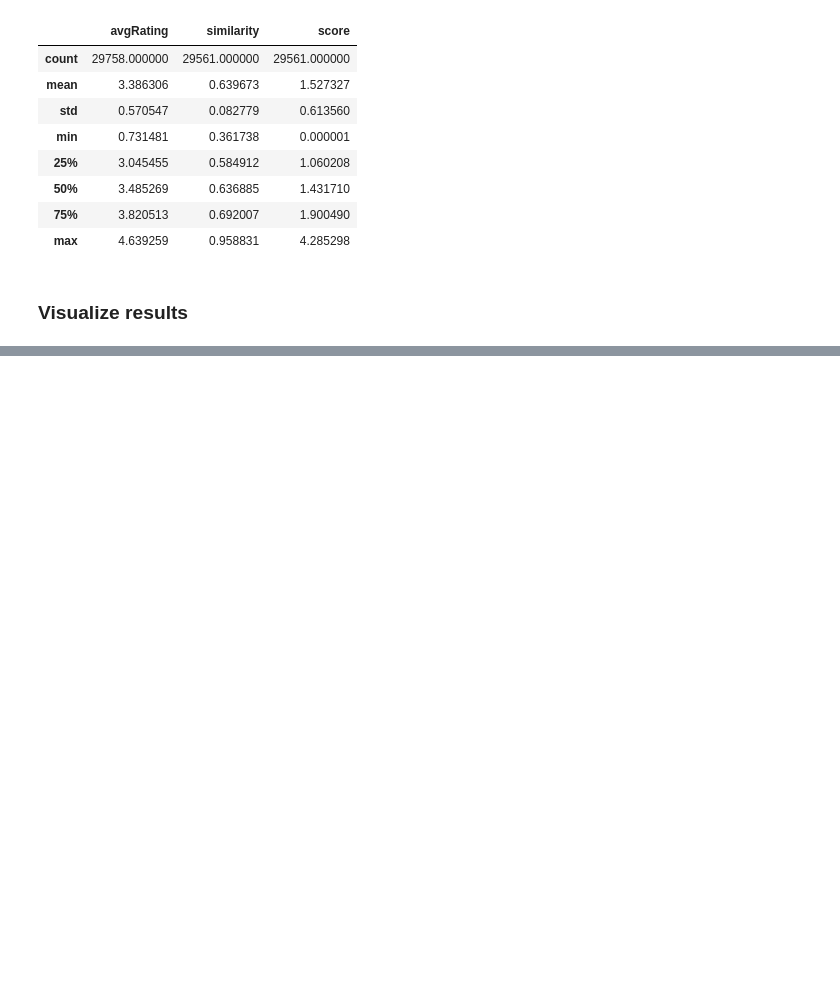
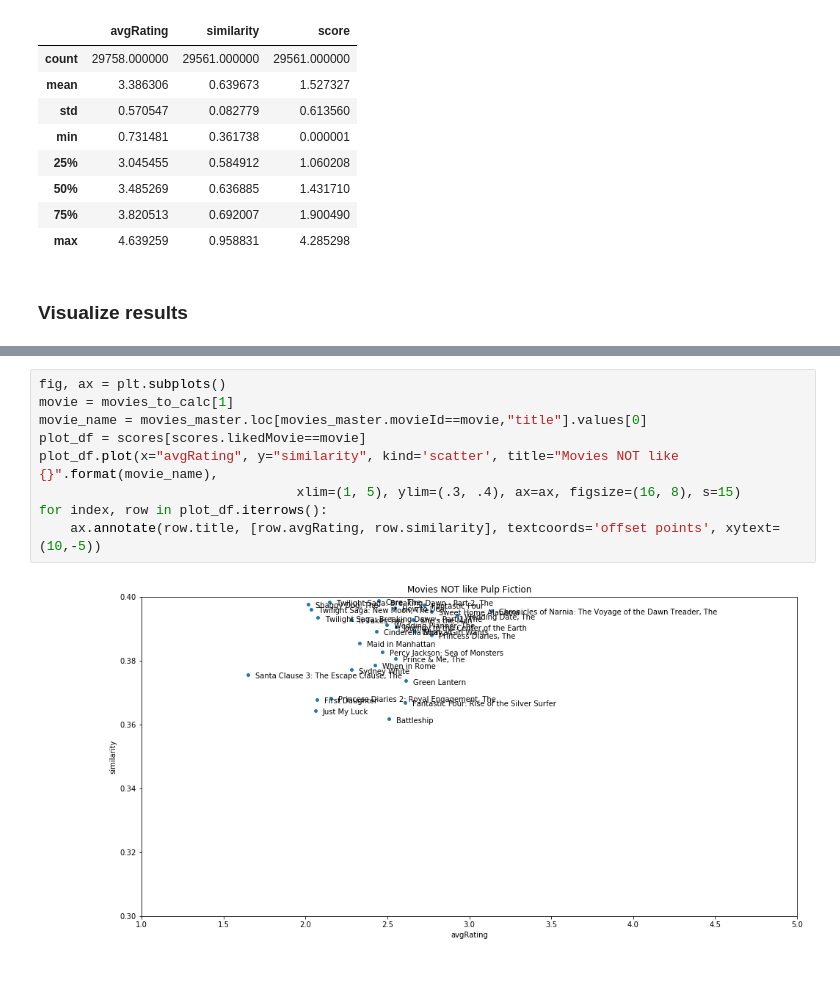
Before and after one commit to Ben-Gillman/filmzen.net, a Jupyter notebook: Movie Data Analysis.ipynb, the cells around one changed output, grey strips where cells are left out. Drawn from its saved outputs; the diff is of its cells as text; blank space fills up the shorter version.

```diff
--- a/Movie Data Analysis.ipynb
+++ b/Movie Data Analysis.ipynb
@@ -415,0 +435,11 @@ for index, row in scores[scores.likedMovie==1].iterrows():
+# %%
+fig, ax = plt.subplots()
+movie = movies_to_calc[1]
+movie_name = movies_master.loc[movies_master.movieId==movie,"title"].values[0]
+plot_df = scores[scores.likedMovie==movie]
+plot_df.plot(x="avgRating", y="similarity", kind='scatter', title="Movies NOT like {}".format(movie_name),
+                                 xlim=(1, 5), ylim=(.3, .4), ax=ax, figsize=(16, 8), s=15)
+for index, row in plot_df.iterrows():
+    ax.annotate(row.title, [row.avgRating, row.similarity], textcoords='offset points', xytext=(10,-5))
+# %% [output]
+[figure, added]
```
Also changed, not shown: parts of 8 cells of this notebook.
